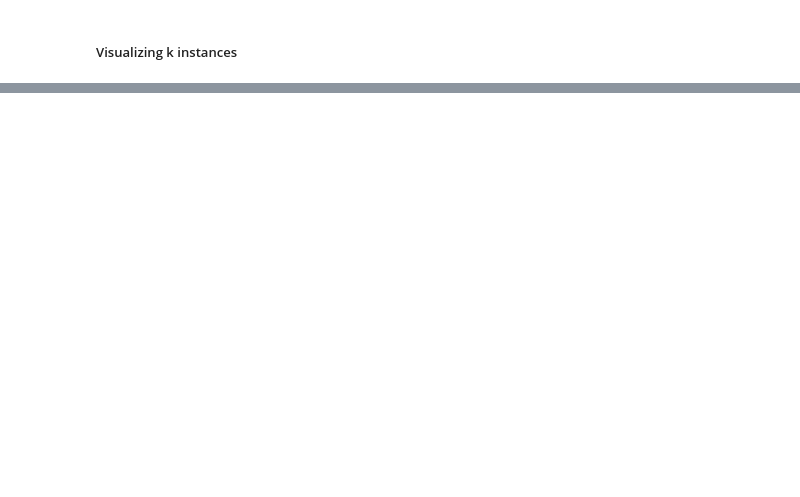
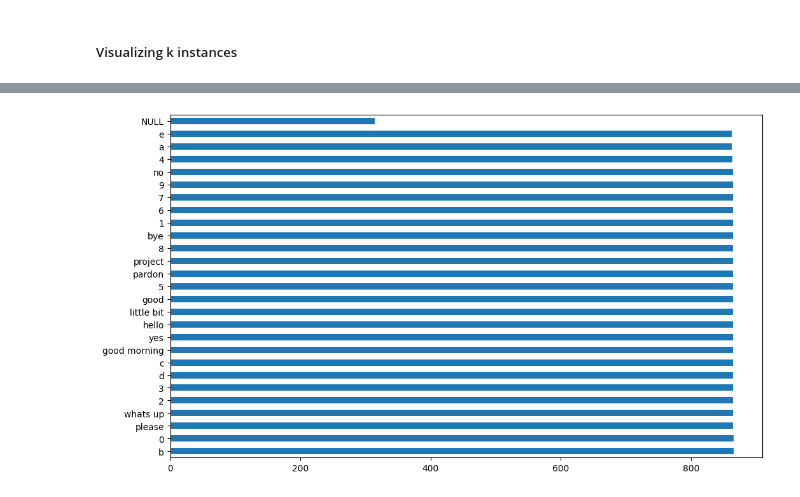
Before and after one commit to bojaanaa11/MU_sign_language_classification, a Jupyter notebook: 01 - Dataset Analysis.ipynb, the cells around one changed output, grey strips where cells are left out. Saved outputs shown, nothing was run; the diff lists cells and outputs as text; code cells hidden in the pictures; blank space fills up the shorter version.

```diff
--- a/01 - Dataset Analysis.ipynb
+++ b/01 - Dataset Analysis.ipynb
@@ -67,0 +72,4 @@ plt.show()
+# %%
+y_series = pd.Series(np.ravel(y))
+class_counts = y_series.value_counts()
+class_counts
@@ -67,0 +94,7 @@ plt.show()
+# %%
+plt.figure(figsize=(12,7))
+class_counts.plot(kind='barh')
+
+plt.show()
+# %% [output]
+[figure, added]
```
Also changed, not shown: parts of 5 cells of this notebook.
